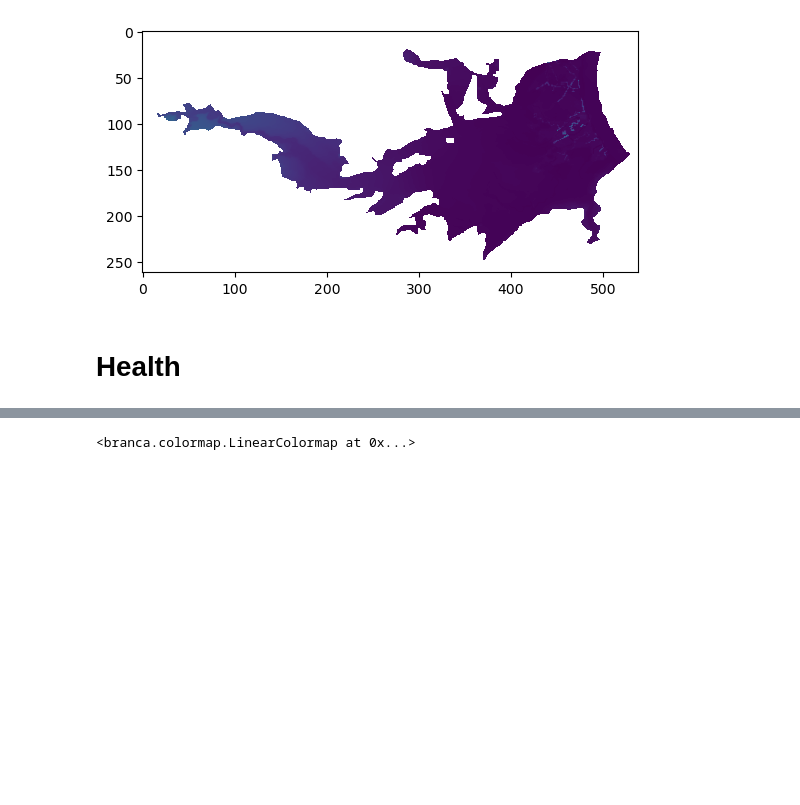
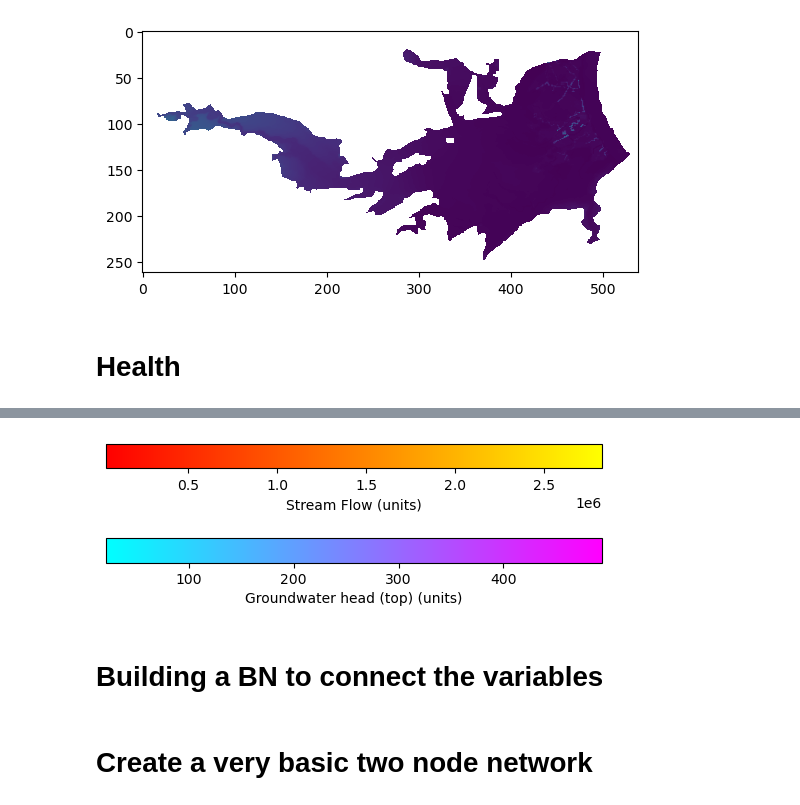
Before and after one commit to DeepSouthMaps/SpatialModelling, a Jupyter notebook: Loading_ncdf.ipynb, the cells around one changed output, grey strips where cells are left out. Saved outputs shown, nothing was run; the diff lists cells and outputs as text; code cells hidden in the pictures; blank space fills up the shorter version.

```diff
--- a/Loading_ncdf.ipynb
+++ b/Loading_ncdf.ipynb
@@ -395,4 +367,0 @@ gdf_wet_sfo['mean_norm'] = gdf_wet_sfo['mean']/(max_value)
-# %%
-custom_colormap
-# %% [output]
-<branca.colormap.LinearColormap at 0x...>
@@ -410,3 +368,24 @@ custom_colormap
+# %%
+blue_cmap = plt.cm.get_cmap('cool')
+autumn_cmap = plt.get_cmap('autumn')  # You can replace 'YlOrRd' with any other colormap available in matplotlib
+
+# np.nanmax([np.nanmax(wet_filtered_array),np.nanmax(base_filtered_array),np.nanmax(dry_filtered_array)])
+
+fig = plt.figure()
+plt.imshow(np.random.random((10,10))*(500),origin='lower',cmap=blue_cmap,interpolation='nearest')
+cbar_blue = plt.colorbar(orientation='horizontal')
+plt.imshow(np.random.random((10,10))*max_value,origin='lower',cmap=autumn_cmap,interpolation='nearest')
+cbar_autumn = plt.colorbar(orientation='horizontal')
+ax = plt.gca()
+ax.remove()
+cbar_blue.ax.set_xlabel('Groundwater head (top) (units)')
+cbar_autumn.ax.set_xlabel('Stream Flow (units)')
+
+plt.savefig('head.png',bbox_inches='tight')
+
+plt.show()
+# %% [output]
+[figure, added]
 # %%
 def style_function_2(feature):
     # Replace 'your_color_column' with the actual column name you want to use for color mapping
@@ -418,3 +397,5 @@ def style_function_2(feature):
         'weight': 2,      # Adjust line weight as needed
         'opacity': 1
     }
+# %% [markdown]
+# Building a BN to connect the variables
@@ -420,0 +427,2 @@ def style_function_2(feature):
+# %% [markdown]
+# Create a very basic two node network
```
Also changed, not shown: parts of 36 cells of this notebook, 29 other files.
